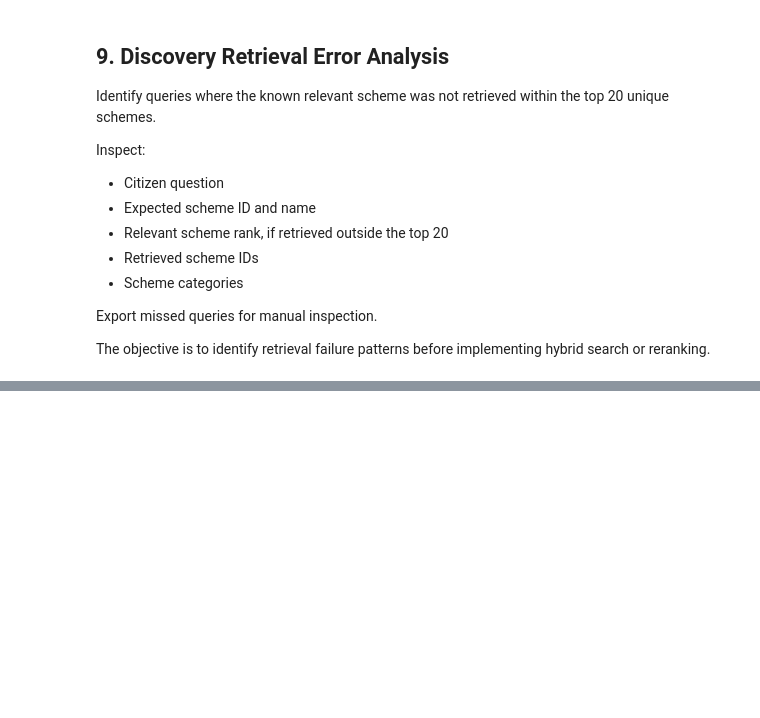
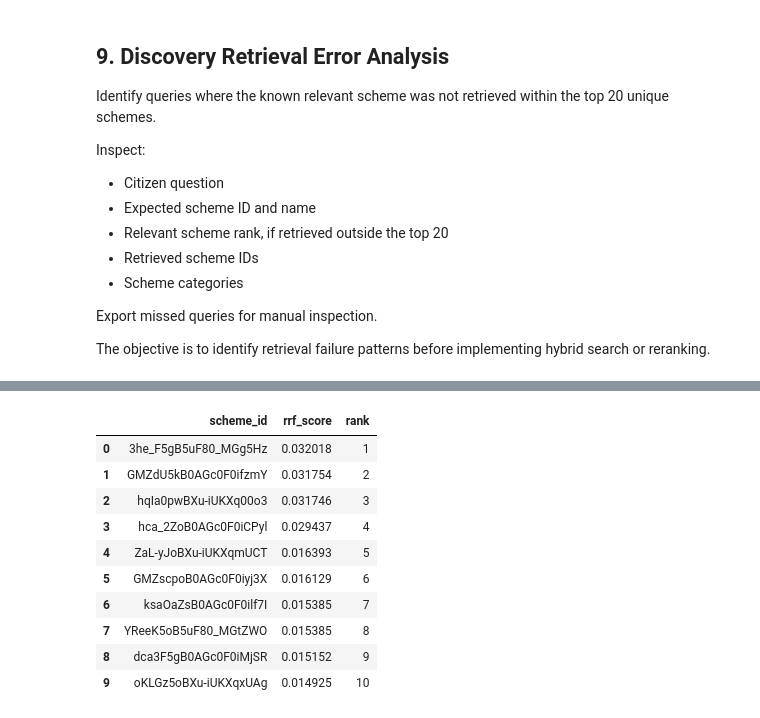
Before and after one commit to devendraaa/SEVA_Ai, a Jupyter notebook: notebooks/Exp_02_RAG/08_retrieval_evaluation.ipynb, the cells around one changed output, grey strips where cells are left out. Saved outputs shown, nothing was run; the diff lists cells and outputs as text; code cells hidden in the pictures; blank space fills up the shorter version.

```diff
--- a/notebooks/Exp_02_RAG/08_retrieval_evaluation.ipynb
+++ b/notebooks/Exp_02_RAG/08_retrieval_evaluation.ipynb
@@ -770,0 +949,83 @@ display(
+# %%
+RRF_K = 60
+
+def reciprocal_rank_fusion(
+    dense_ids,
+    bm25_ids,
+    rrf_k=RRF_K
+):
+    scores = {}
+    first_seen = {}
+
+    rankings = [dense_ids, bm25_ids]
+
+    for ranking in rankings:
+        for rank, scheme_id in enumerate(ranking, start=1):
+
+            if scheme_id not in scores:
+                scores[scheme_id] = 0.0
+                first_seen[scheme_id] = len(first_seen)
+
+            scores[scheme_id] += 1 / (rrf_k + rank)
+
+    ranked_schemes = sorted(
+        scores,
+        key=lambda sid: (-scores[sid], first_seen[sid])
+    )
+
+    return [
+        {
+            "scheme_id": scheme_id,
+            "rrf_score": scores[scheme_id],
+            "rank": rank
+        }
+        for rank, scheme_id in enumerate(ranked_schemes, start=1)
+    ]
+
+
+# Get dense retrieval results at depth 30
+dense_df = depth_results_df[
+    depth_results_df["retrieval_depth"] == 30
+].copy()
+
+# Combine Dense and BM25 results
+hybrid_results = []
+
+for _, dense_row in dense_df.iterrows():
+
+    bm25_row = bm25_df[
+        bm25_df["test_id"] == dense_row["test_id"]
+    ].iloc[0]
+
+    fused = reciprocal_rank_fusion(
+        dense_ids=dense_row["ranked_scheme_ids"],
+        bm25_ids=bm25_row["ranked_scheme_ids"]
+    )
+
+    hybrid_results.append({
+        "test_id": dense_row["test_id"],
+        "relevant_scheme_ids": dense_row["relevant_scheme_ids"],
+        "ranked_scheme_ids": [
+            item["scheme_id"] for item in fused
+        ],
+        "rrf_results": fused
+    })
+
+
+hybrid_df = pd.DataFrame(hybrid_results)
+
+# Save hybrid retrieval results
+hybrid_df.to_json(
+    RESULTS_DIR / "hybrid_rrf_results.jsonl",
+    orient="records",
+    lines=True
+)
+
+print("Hybrid queries:", len(hybrid_df))
+print("Average unique schemes:", round(
+    hybrid_df["ranked_scheme_ids"].apply(len).mean(), 2
+))
+
+print("\nSample fused ranking:")
+display(pd.DataFrame(hybrid_df.iloc[0]["rrf_results"]).head(10))
+# %% [output]
@@ -770,0 +1036,11 @@ display(
+|  | scheme_id | rrf_score | rank |
+| 0 | 3he_F5gB5uF80_MGg5Hz | 0.032018 | 1 |
+| 1 | GMZdU5kB0AGc0F0ifzmY | 0.031754 | 2 |
+| 2 | hqIa0pwBXu-iUKXq00o3 | 0.031746 | 3 |
+| 3 | hca_2ZoB0AGc0F0iCPyl | 0.029437 | 4 |
+| 4 | ZaL-yJoBXu-iUKXqmUCT | 0.016393 | 5 |
+| 5 | GMZscpoB0AGc0F0iyj3X | 0.016129 | 6 |
+| 6 | ksaOaZsB0AGc0F0ilf7I | 0.015385 | 7 |
+| 7 | YReeK5oB5uF80_MGtZWO | 0.015385 | 8 |
+| 8 | dca3F5gB0AGc0F0iMjSR | 0.015152 | 9 |
+| 9 | oKLGz5oBXu-iUKXqxUAg | 0.014925 | 10 |
```
Also changed, not shown: parts of 30 cells of this notebook, 15 other files.
